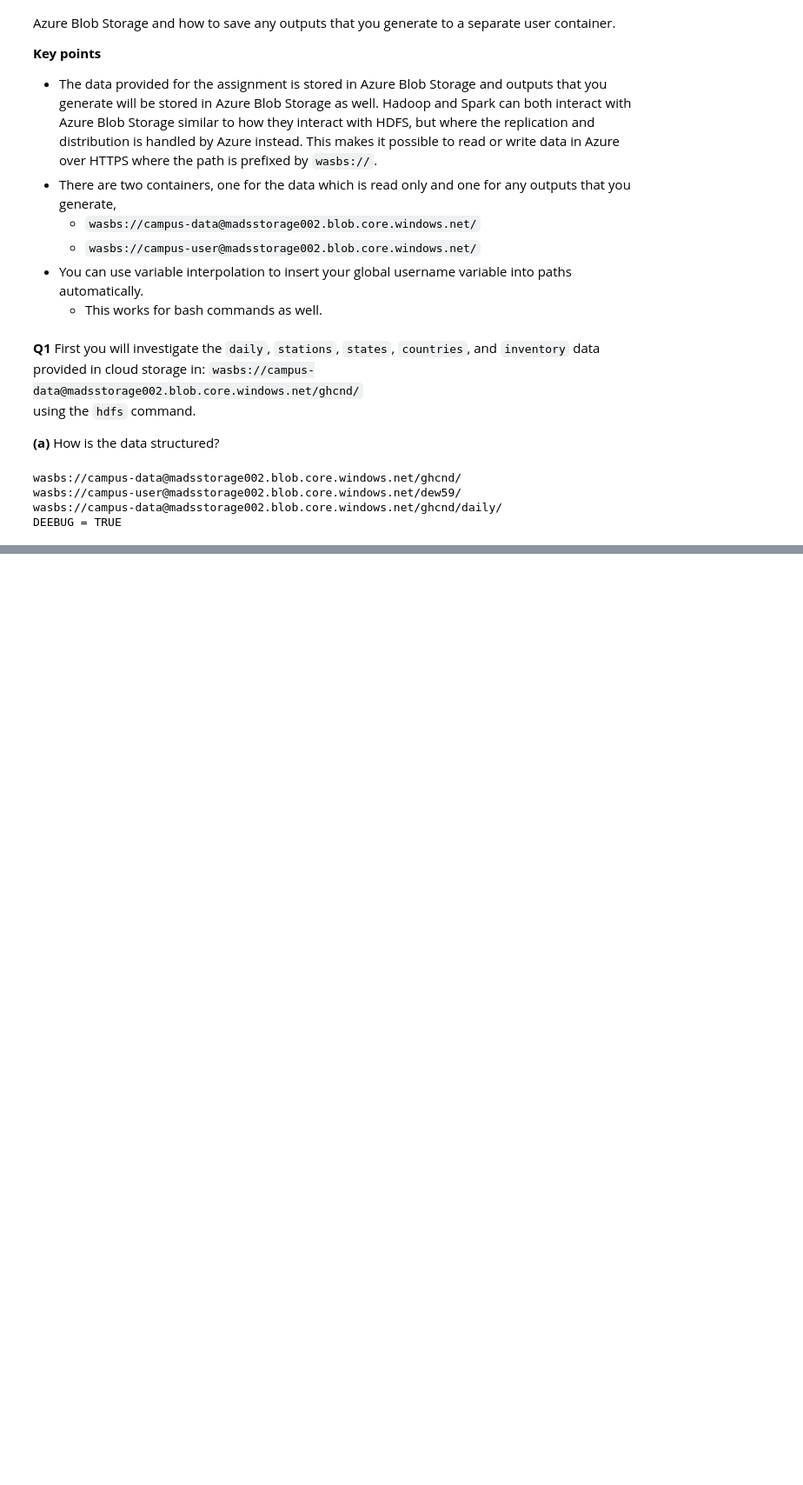
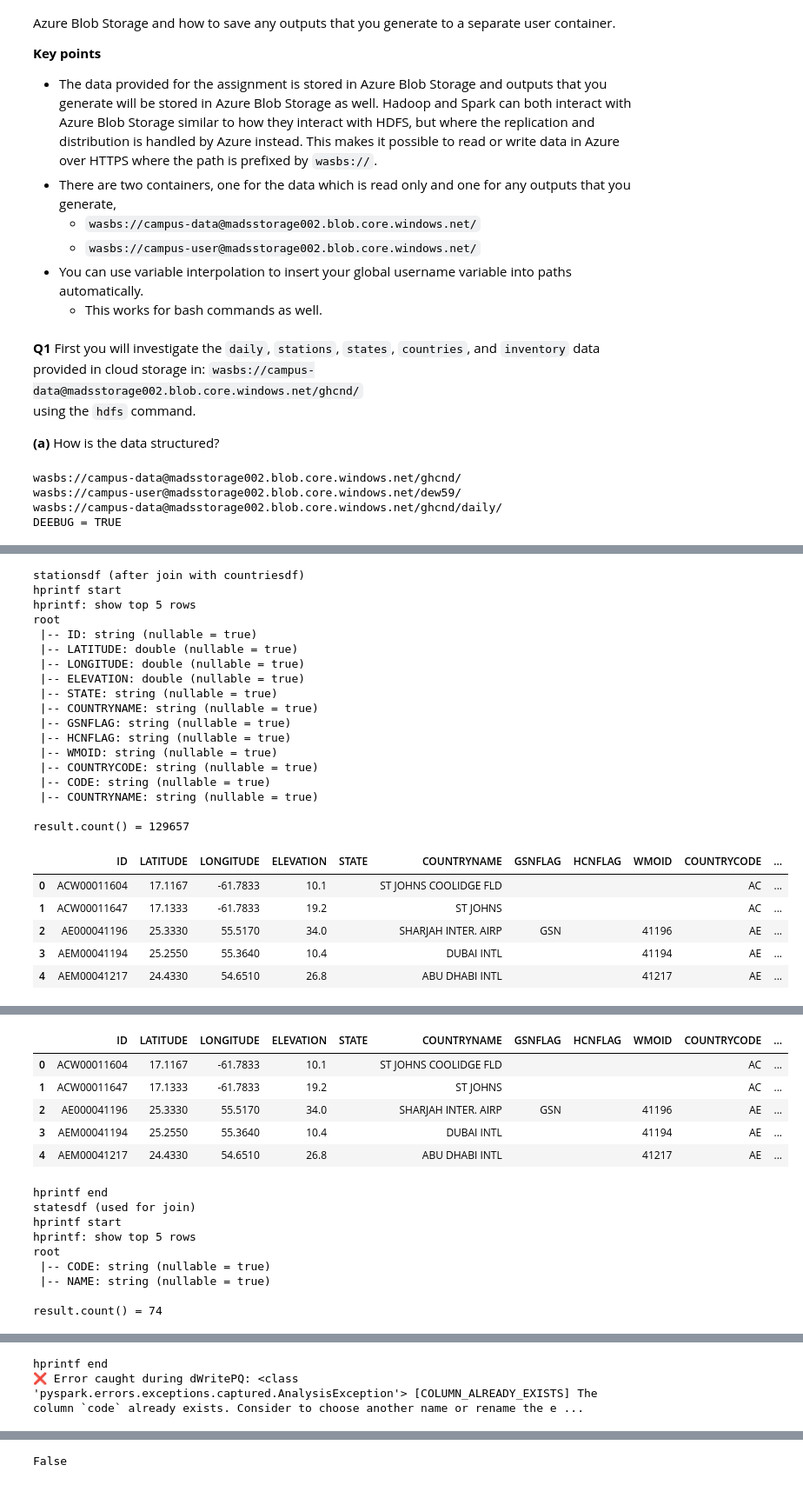
Before and after one commit to david-ewing-nz/ghcn-spark-analysis, a Jupyter notebook: notebooks/01_ghcn2_explore.ipynb, the cells around one changed output, grey strips where cells are left out. Shown at 87% size. Saved outputs shown, nothing was run; the diff lists cells and outputs as text; code cells hidden in the pictures; blank space fills up the shorter version.

Commit message:
01 in progress, about to write

```diff
--- a/notebooks/01_ghcn2_explore.ipynb
+++ b/notebooks/01_ghcn2_explore.ipynb
@@ -275,7 +275,8 @@ filePath          = f"{prefixDaily}2025.csv.gz"
 filePathCountries = f"{prefixDaily}ghcnd-countries.txt"
 filePathInventory = f"{prefixDaily}ghcnd-inventory.txt"
 filePathStates    = f"{prefixDaily}ghcnd-states.txt"
-filePathStations  = f"{prefixDaily}ghcnd-stations.txtt"
+filePathStations  = f"{prefixDaily}ghcnd-stations.txt"
+pqtEnrichedStations = f"{prefixWrite}enhanced-STATION.parquet"
 try:
     dfDailyYear = dReadCSV(
         b = 1,
@@ -527,0 +657,59 @@ else:
+# %%
+stationsdf = stationsdf.join(
+    countriesdf,
+    stationsdf["COUNTRYCODE"] == countriesdf["CODE"],
+    "left"
+).withColumnRenamed("NAME", "COUNTRYNAME")
+
+dprintf(1, "stationsdf (after join with countriesdf)")
+hprintf(DEEBUG, stationsdf)
+
+
+# Join 2: Add STATENAME from statesdf
+
+dprintf(1, "stationsdf (before join with statesdf)")
+hprintf(DEEBUG, stationsdf)
+
+dprintf(1, "statesdf (used for join)")
+hprintf(DEEBUG, statesdf)
+
+stationsdf = stationsdf.join(
+    statesdf,
+    stationsdf["STATE"] == statesdf["CODE"],
+    "left"
+).withColumnRenamed("NAME", "STATENAME")
+
+dprintf(1, "stationsdf (after join with statesdf)")
+hprintf(DEEBUG, stationsdf)
+
+# Final enrichment alias and write
+
+stationsEnricheddf = stationsdf
+
+dprintf(DEEBUG, "stationsEnricheddf")
+dWritePQ(1, pqtEnrichedStations, stationsEnricheddf)
+# %% [output]
+stationsdf (after join with countriesdf)
+hprintf start
+hprintf: show top 5 rows
+root
+ |-- ID: string (nullable = true)
+ |-- LATITUDE: double (nullable = true)
+ |-- LONGITUDE: double (nullable = true)
+ |-- ELEVATION: double (nullable = true)
+ |-- STATE: string (nullable = true)
+ |-- COUNTRYNAME: string (nullable = true)
+ |-- GSNFLAG: string (nullable = true)
+ |-- HCNFLAG: string (nullable = true)
+ |-- WMOID: string (nullable = true)
+ |-- COUNTRYCODE: string (nullable = true)
+ |-- CODE: string (nullable = true)
+ |-- COUNTRYNAME: string (nullable = true)
+
+result.count() = 129657
+|  | ID | LATITUDE | LONGITUDE | ELEVATION | STATE | COUNTRYNAME | GSNFLAG | HCNFLAG | WMOID | COUNTRYCODE | ... |
+| 0 | ACW00011604 | 17.1167 | -61.7833 | 10.1 |  | ST JOHNS COOLIDGE FLD |  |  |  | AC | ... |
+| 1 | ACW00011647 | 17.1333 | -61.7833 | 19.2 |  | ST JOHNS |  |  |  | AC | ... |
+| 2 | AE000041196 | 25.3330 | 55.5170 | 34.0 |  | SHARJAH INTER. AIRP | GSN |  | 41196 | AE | ... |
+| 3 | AEM00041194 | 25.2550 | 55.3640 | 10.4 |  | DUBAI INTL |  |  | 41194 | AE | ... |
+| 4 | AEM00041217 | 24.4330 | 54.6510 | 26.8 |  | ABU DHABI INTL |  |  | 41217 | AE | ... |
@@ -527,0 +735,15 @@ else:
+|  | ID | LATITUDE | LONGITUDE | ELEVATION | STATE | COUNTRYNAME | GSNFLAG | HCNFLAG | WMOID | COUNTRYCODE | ... |
+| 0 | ACW00011604 | 17.1167 | -61.7833 | 10.1 |  | ST JOHNS COOLIDGE FLD |  |  |  | AC | ... |
+| 1 | ACW00011647 | 17.1333 | -61.7833 | 19.2 |  | ST JOHNS |  |  |  | AC | ... |
+| 2 | AE000041196 | 25.3330 | 55.5170 | 34.0 |  | SHARJAH INTER. AIRP | GSN |  | 41196 | AE | ... |
+| 3 | AEM00041194 | 25.2550 | 55.3640 | 10.4 |  | DUBAI INTL |  |  | 41194 | AE | ... |
+| 4 | AEM00041217 | 24.4330 | 54.6510 | 26.8 |  | ABU DHABI INTL |  |  | 41217 | AE | ... |
+hprintf end
+statesdf (used for join)
+hprintf start
+hprintf: show top 5 rows
+root
+ |-- CODE: string (nullable = true)
+ |-- NAME: string (nullable = true)
+
+result.count() = 74
@@ -527,0 +802,2 @@ else:
+hprintf end
+❌ Error caught during dWritePQ: <class 'pyspark.errors.exceptions.captured.AnalysisException'> [COLUMN_ALREADY_EXISTS] The column `code` already exists. Consider to choose another name or rename the e ...
@@ -528,3 +814,4 @@ else:
+False
 # %%
 # CELL 8 Q3(B): Extract Country Name from Enriched Metadata
 # CELL 8 Q3(B):
```
Also changed, not shown: parts of 13 cells of this notebook, 1 other file.
